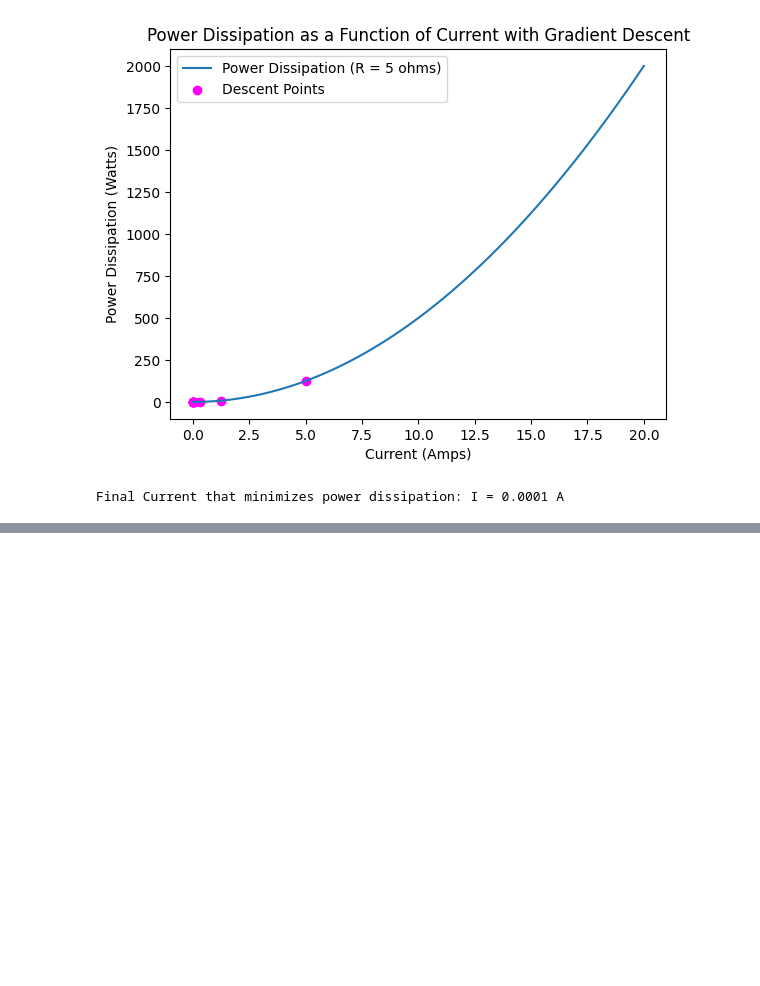
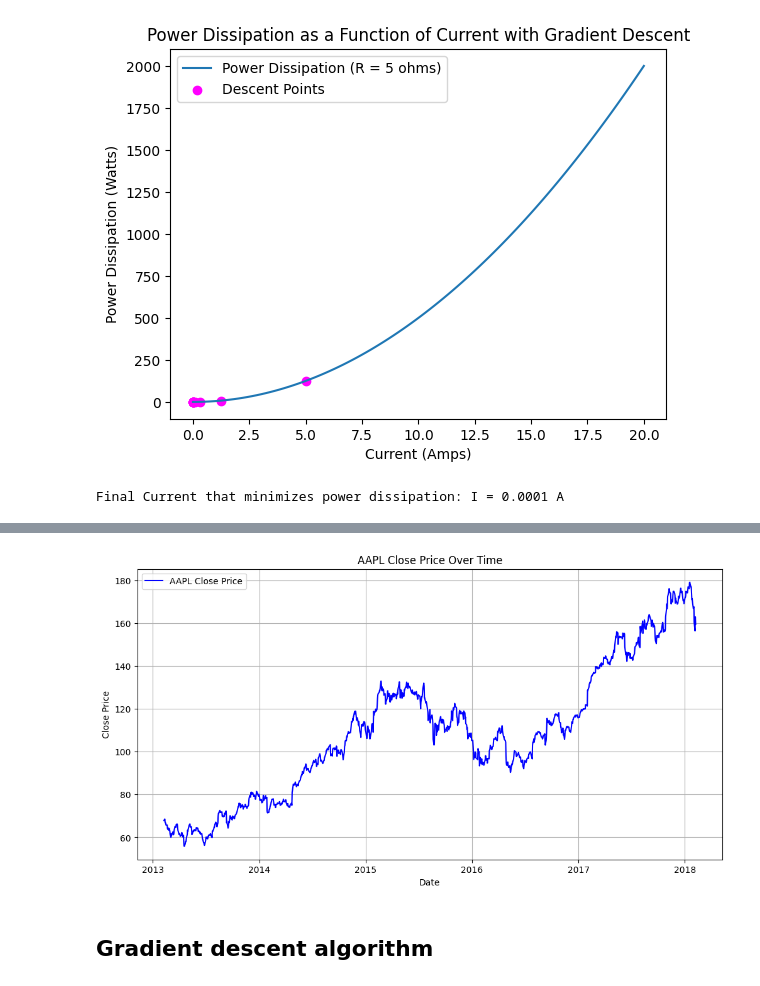
Before and after one commit to calbertiboms/INDE_577, a Jupyter notebook: Supervised Machine Learning/Gradient Descent/Gradient Descent.ipynb, the cells around one changed output, grey strips where cells are left out. Cells and saved outputs as stored; diff of their text form; code cells hidden in the pictures; blank space fills up the shorter version.

Commit message:
Gradient Descent Update

```diff
--- a/Supervised Machine Learning/Gradient Descent/Gradient Descent.ipynb
+++ b/Supervised Machine Learning/Gradient Descent/Gradient Descent.ipynb
@@ -179,0 +197,5 @@ This project demonstrates how the Gradient Descent algorithm can be implemented
+# %%
+# Load the dataset
+file_path = '/Users/ceciliaalberti/Documents/INDE_577/datasets/all_stocks_5yr.csv'
+df = pd.read_csv(file_path)
+df.head()
@@ -179,0 +209,3 @@ This project demonstrates how the Gradient Descent algorithm can be implemented
+# %%
+# Convert 'date' column to datetime format
+df['date'] = pd.to_datetime(df['date'])
@@ -179,0 +232,20 @@ This project demonstrates how the Gradient Descent algorithm can be implemented
+# %%
+# Filter the dataset for a specific stock, in this case, Apple (AAPL)
+stock_name = 'AAPL'
+stock_df = df[df['Name'] == stock_name]
+# %%
+# Plot the 'close' prices over time for the selected stock
+plt.figure(figsize=(12, 6))
+plt.plot(stock_df['date'], stock_df['close'], label=f'{stock_name} Close Price', color='blue')
+
+# Add labels and title
+plt.xlabel('Date')
+plt.ylabel('Close Price')
+plt.title(f'{stock_name} Close Price Over Time')
+plt.legend()
+plt.grid(True)
+
+# Show the plot
+plt.show()
+# %% [output]
+[figure, added]
@@ -179,0 +256,2 @@ This project demonstrates how the Gradient Descent algorithm can be implemented
+# %% [markdown]
+## **Gradient descent algorithm**
```
Also changed, not shown: parts of 21 cells of this notebook.
